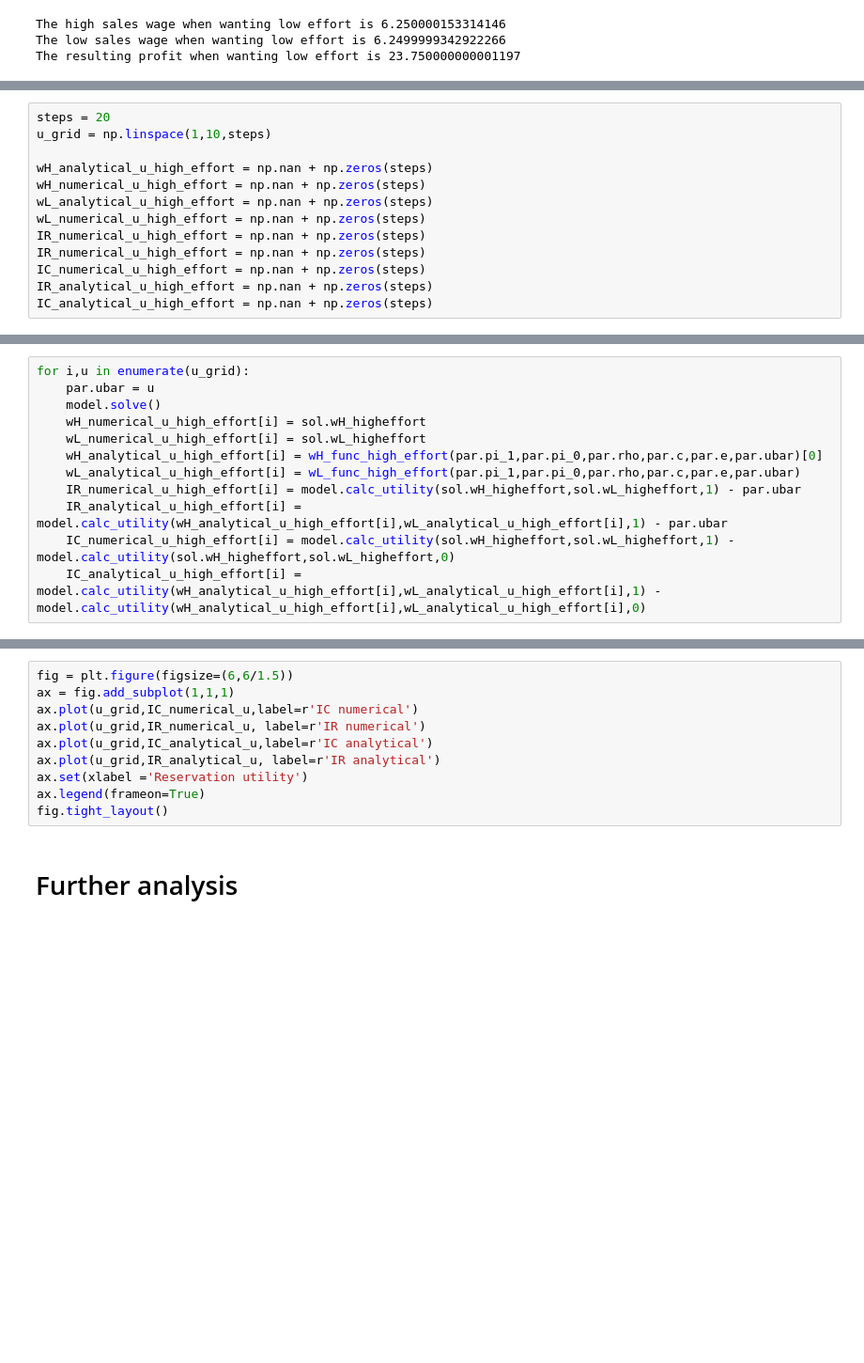
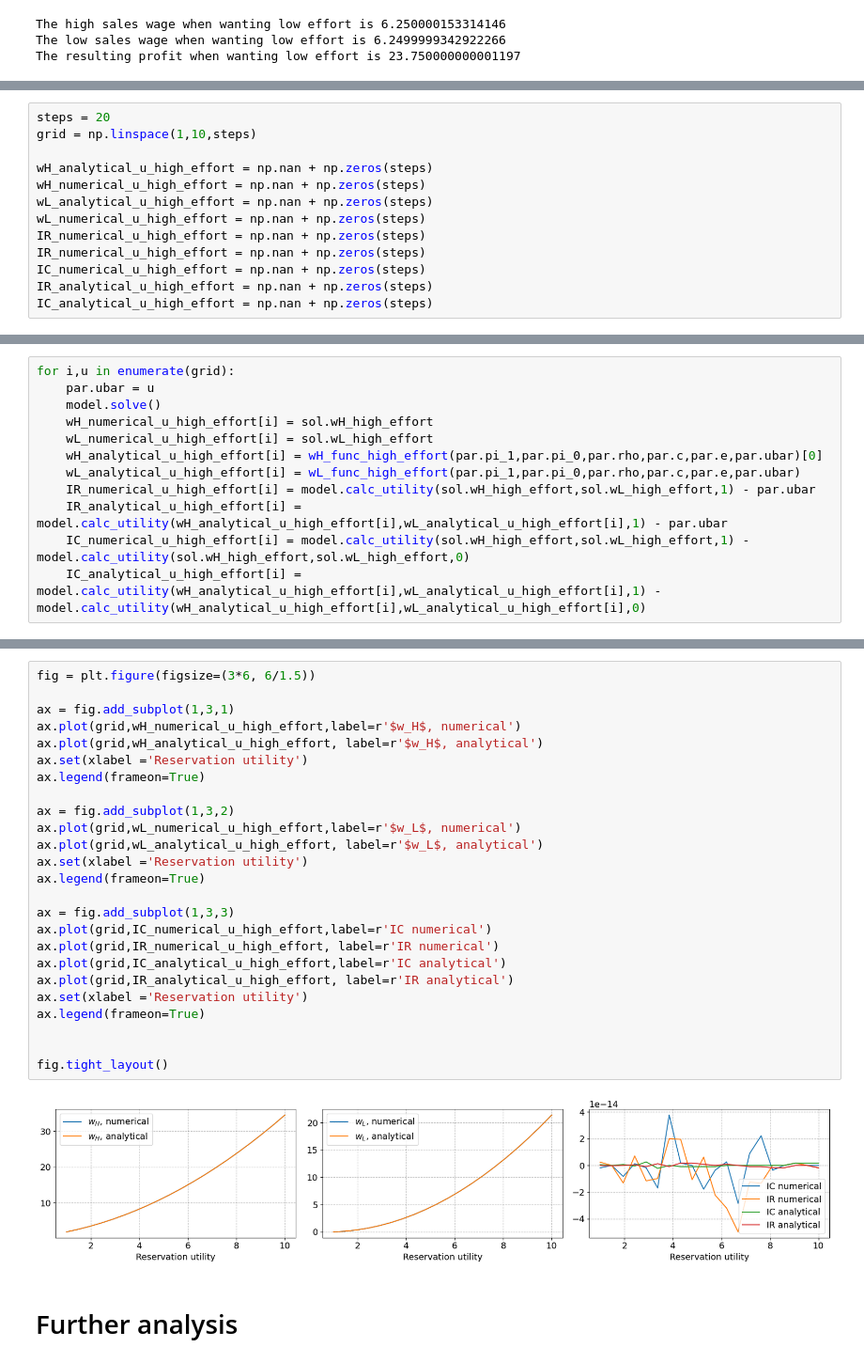
Before and after one commit to NumEconCopenhagen/projects-2023-lise-adam, a Jupyter notebook: modelproject/modelproject.ipynb, the cells around one changed output, grey strips where cells are left out. Shown: that part at 94% size. Cells and saved outputs as stored; diff of their text form; blank space fills up the shorter version.

```diff
--- a/modelproject/modelproject.ipynb
+++ b/modelproject/modelproject.ipynb
@@ -241,6 +232,6 @@ The resulting effort is therefore 1
 # %%
 steps = 20
-u_grid = np.linspace(1,10,steps)
+grid = np.linspace(1,10,steps)
 
 wH_analytical_u_high_effort = np.nan + np.zeros(steps)
 wH_numerical_u_high_effort = np.nan + np.zeros(steps)
@@ -256,12 +245,12 @@ IC_analytical_u_high_effort = np.nan + np.zeros(steps)
 # %%
-for i,u in enumerate(u_grid):
+for i,u in enumerate(grid):
     par.ubar = u
     model.solve()
-    wH_numerical_u_high_effort[i] = sol.wH_higheffort
-    wL_numerical_u_high_effort[i] = sol.wL_higheffort
+    wH_numerical_u_high_effort[i] = sol.wH_high_effort
+    wL_numerical_u_high_effort[i] = sol.wL_high_effort
     wH_analytical_u_high_effort[i] = wH_func_high_effort(par.pi_1,par.pi_0,par.rho,par.c,par.e,par.ubar)[0]
     wL_analytical_u_high_effort[i] = wL_func_high_effort(par.pi_1,par.pi_0,par.rho,par.c,par.e,par.ubar)
-    IR_numerical_u_high_effort[i] = model.calc_utility(sol.wH_higheffort,sol.wL_higheffort,1) - par.ubar
+    IR_numerical_u_high_effort[i] = model.calc_utility(sol.wH_high_effort,sol.wL_high_effort,1) - par.ubar
     IR_analytical_u_high_effort[i] = model.calc_utility(wH_analytical_u_high_effort[i],wL_analytical_u_high_effort[i],1) - par.ubar
-    IC_numerical_u_high_effort[i] = model.calc_utility(sol.wH_higheffort,sol.wL_higheffort,1) - model.calc_utility(sol.wH_higheffort,sol.wL_higheffort,0)
+    IC_numerical_u_high_effort[i] = model.calc_utility(sol.wH_high_effort,sol.wL_high_effort,1) - model.calc_utility(sol.wH_high_effort,sol.wL_high_effort,0)
     IC_analytical_u_high_effort[i] = model.calc_utility(wH_analytical_u_high_effort[i],wL_analytical_u_high_effort[i],1) - model.calc_utility(wH_analytical_u_high_effort[i],wL_analytical_u_high_effort[i],0)
@@ -286,12 +257,29 @@ fig.tight_layout()
 # %%
-fig = plt.figure(figsize=(6,6/1.5))
-ax = fig.add_subplot(1,1,1)
-ax.plot(u_grid,IC_numerical_u,label=r'IC numerical')
-ax.plot(u_grid,IR_numerical_u, label=r'IR numerical')
-ax.plot(u_grid,IC_analytical_u,label=r'IC analytical')
-ax.plot(u_grid,IR_analytical_u, label=r'IR analytical')
+fig = plt.figure(figsize=(3*6, 6/1.5))
+
+ax = fig.add_subplot(1,3,1)
+ax.plot(grid,wH_numerical_u_high_effort,label=r'$w_H$, numerical')
+ax.plot(grid,wH_analytical_u_high_effort, label=r'$w_H$, analytical')
 ax.set(xlabel ='Reservation utility')
 ax.legend(frameon=True)
+
+ax = fig.add_subplot(1,3,2)
+ax.plot(grid,wL_numerical_u_high_effort,label=r'$w_L$, numerical')
+ax.plot(grid,wL_analytical_u_high_effort, label=r'$w_L$, analytical')
+ax.set(xlabel ='Reservation utility')
+ax.legend(frameon=True)
+
+ax = fig.add_subplot(1,3,3)
+ax.plot(grid,IC_numerical_u_high_effort,label=r'IC numerical')
+ax.plot(grid,IR_numerical_u_high_effort, label=r'IR numerical')
+ax.plot(grid,IC_analytical_u_high_effort,label=r'IC analytical')
+ax.plot(grid,IR_analytical_u_high_effort, label=r'IR analytical')
+ax.set(xlabel ='Reservation utility')
+ax.legend(frameon=True)
+
+
 fig.tight_layout()
+# %% [output]
+[figure, added]
 # %% [markdown]
 # Further analysis
```
Also changed, not shown: parts of 25 cells of this notebook, 1 other file.
